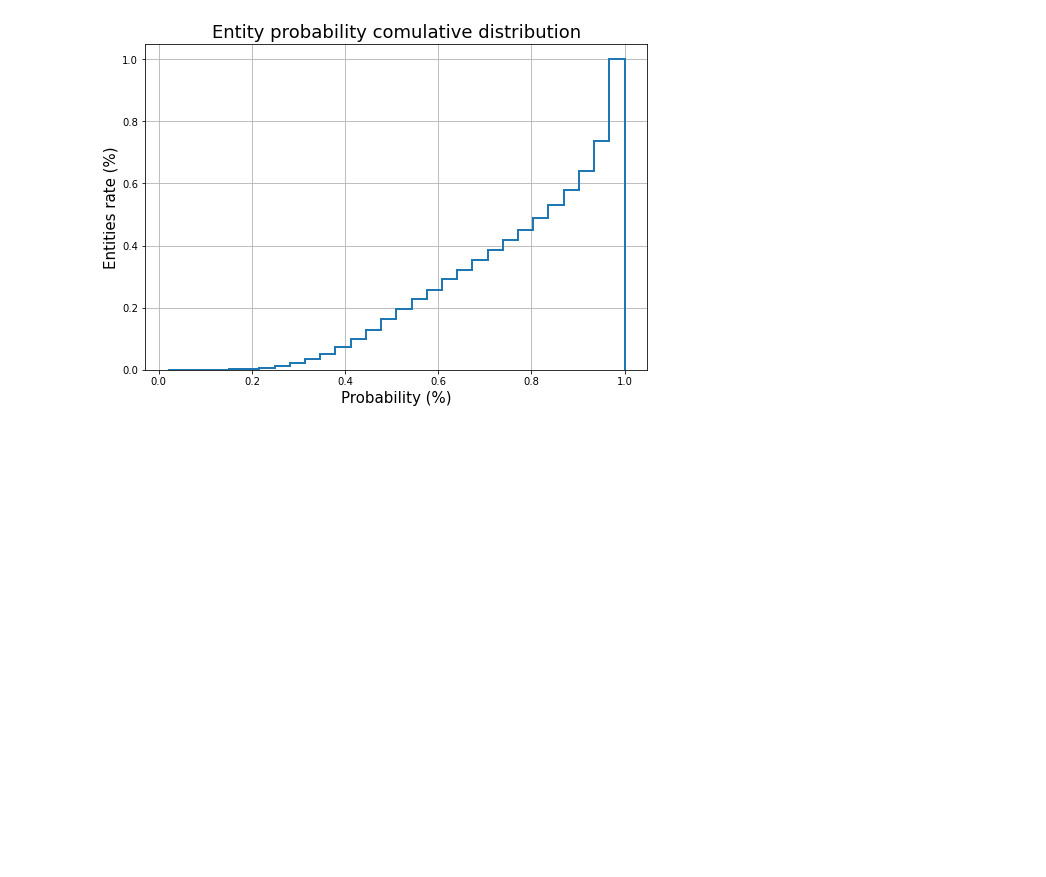
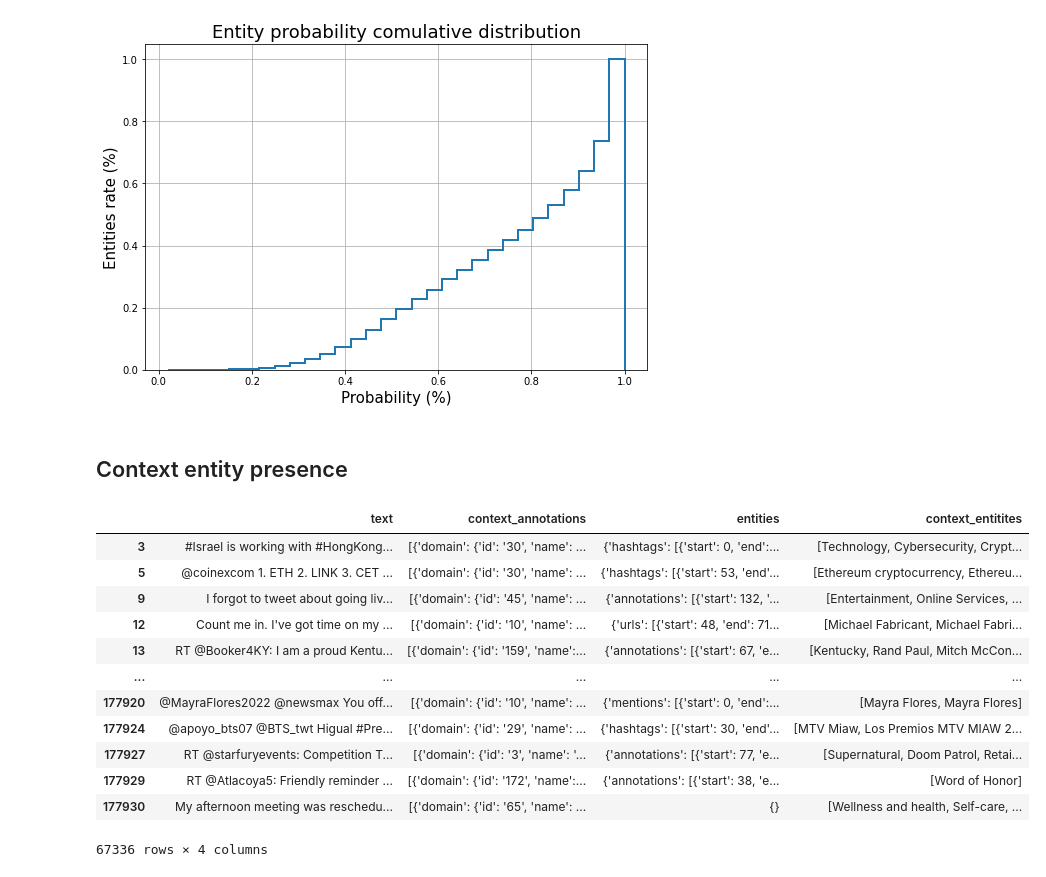
Before and after one commit to Tiago-Faria/TwitterClassification, a Jupyter notebook: TwitterStream/data_analysis_rt.ipynb, the cells around one changed output. Cells and saved outputs as stored; diff of their text form; code cells hidden in the pictures; blank space fills up the shorter version.

```diff
--- a/TwitterStream/data_analysis_rt.ipynb
+++ b/TwitterStream/data_analysis_rt.ipynb
@@ -88,3 +90,37 @@ ax.set_ylabel('Entities rate (%)', fontdict={'fontsize':15})
 # %% [output]
 Text(0, 0.5, 'Entities rate (%)')
 [figure]
+# %% [markdown]
+## Context entity presence
+# %%
+df = df_origin.drop('id', axis=1)
+# %%
+context_entitites = []
+for contexts in df['context_annotations']:
+    entities = []
+    for context in contexts:
+        entity = context.get('entity')
+        if (entity is not None):
+            entities.append(entity['name'])
+    if(len(entities)):
+        context_entitites.append(entities)
+    else:
+        context_entitites.append(None)
+df['context_entitites'] = context_entitites
+# %%
+df = df[~df['context_entitites'].isnull()]
+df
+# %% [output]
+|  | text | context_annotations | entities | context_entitites |
+| 3 | #Israel is working with #HongKong... | [{'domain': {'id': '30', 'name': ... | {'hashtags': [{'start': 0, 'end':... | [Technology, Cybersecurity, Crypt... |
+| 5 | @coinexcom 1. ETH 2. LINK 3. CET ... | [{'domain': {'id': '30', 'name': ... | {'hashtags': [{'start': 53, 'end'... | [Ethereum cryptocurrency, Ethereu... |
+| 9 | I forgot to tweet about going liv... | [{'domain': {'id': '45', 'name': ... | {'annotations': [{'start': 132, '... | [Entertainment, Online Services, ... |
+| 12 | Count me in. I've got time on my ... | [{'domain': {'id': '10', 'name': ... | {'urls': [{'start': 48, 'end': 71... | [Michael Fabricant, Michael Fabri... |
+| 13 | RT @Booker4KY: I am a proud Kentu... | [{'domain': {'id': '159', 'name':... | {'annotations': [{'start': 67, 'e... | [Kentucky, Rand Paul, Mitch McCon... |
+| ... | ... | ... | ... | ... |
+| 177920 | @MayraFlores2022 @newsmax You off... | [{'domain': {'id': '10', 'name': ... | {'mentions': [{'start': 0, 'end':... | [Mayra Flores, Mayra Flores] |
+| 177924 | @apoyo_bts07 @BTS_twt Higual #Pre... | [{'domain': {'id': '29', 'name': ... | {'hashtags': [{'start': 30, 'end'... | [MTV Miaw, Los Premios MTV MIAW 2... |
+| 177927 | RT @starfuryevents: Competition T... | [{'domain': {'id': '3', 'name': '... | {'annotations': [{'start': 77, 'e... | [Supernatural, Doom Patrol, Retai... |
+| 177929 | RT @Atlacoya5: Friendly reminder ... | [{'domain': {'id': '172', 'name':... | {'annotations': [{'start': 38, 'e... | [Word of Honor] |
+| 177930 | My afternoon meeting was reschedu... | [{'domain': {'id': '65', 'name': ... | {} | [Wellness and health, Self-care, ... |
+67336 rows × 4 columns
```
Also changed, not shown: parts of 18 cells of this notebook.
